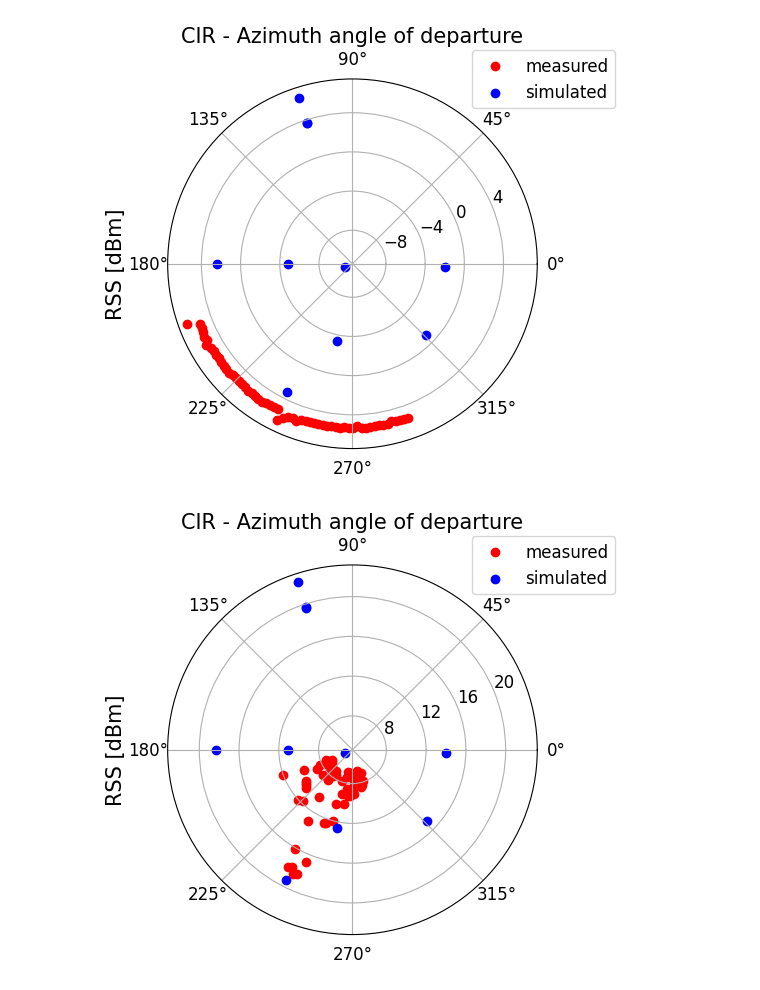
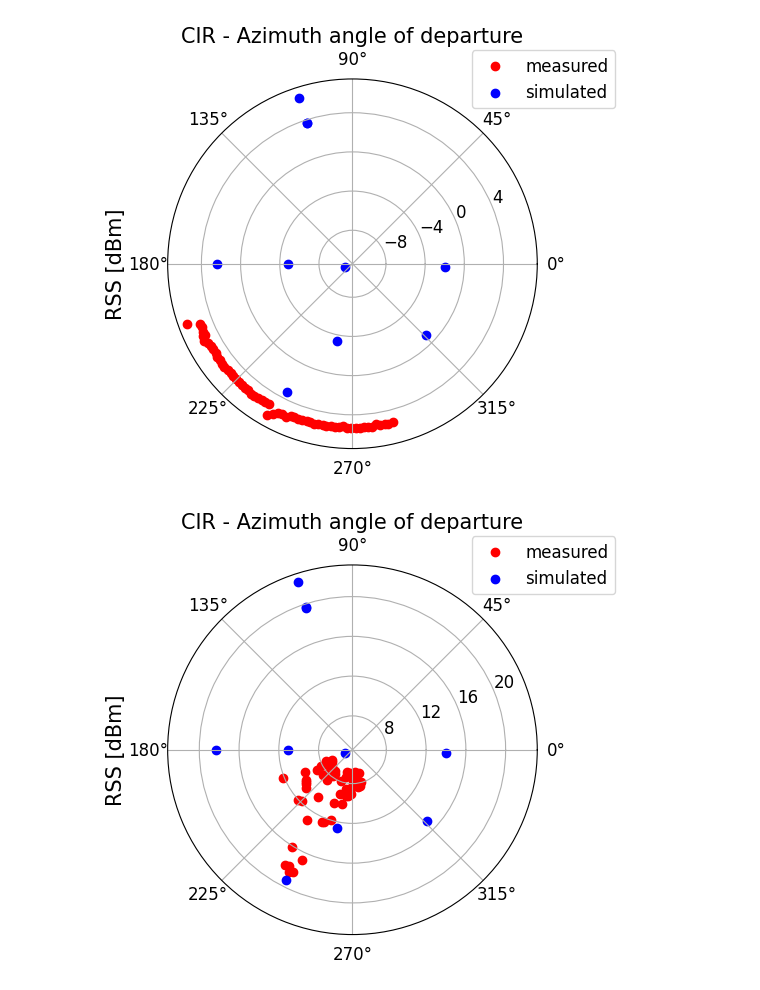
Before and after one commit to marekcrn/Masters-thesis, a Jupyter notebook: Measurement_evaluation.ipynb, the cells around one changed output. Saved outputs shown, nothing was run; the diff lists cells and outputs as text; code cells hidden in the pictures.

Commit message:
second measurement evaluation

```diff
--- a/Measurement_evaluation.ipynb
+++ b/Measurement_evaluation.ipynb
@@ -6,11 +6,15 @@ import numpy as np
 LoS_simulation = np.load('data/LoS_simulation.npy')
 NLoS_simulation = np.load('data/NLoS_simulation.npy')
 measurement_1 = np.load('data/measurement_20_2_2025.npy') # LoS, NLoS-omni, NLoS-directional (0 degree)
+measurement_2 = np.load('data/measurement_15_4_2025.npy') # LoS, NLoS-omni, NLoS-directional (0 degree)
 #print(measurement_1)
+#print(measurement_2)
 # %%
-sweep_angles = np.linspace(-45,45,60)
-TX_gain = 52
-RX_omni_gain = 0
-RX_direct_gain = 16
+TX_EIRP_directional = 52
+TX_EIRP_waveguide_LOS = 65
+TX_EIRP_waveguide_NLOS = 85
+
+RX_EIRP_omni = 0
+RX_EIRP_directional = 16
 # %%
 fig, ax = plt.subplots(subplot_kw={'projection': 'polar'})
@@ -30,22 +49,22 @@ plt.show()
 # %%
 fig, ax = plt.subplots(subplot_kw={'projection': 'polar'})
-ax.scatter((sweep_angles-115)*np.pi/180, measurement_1[:,1], color='red', label="measured")
-ax.scatter(NLoS_simulation[:,4]*np.pi/180, TX_gain+RX_omni_gain+10*np.log10(NLoS_simulation[:,1]), color='blue', label="simulated")
+ax.scatter((measurement_2[0:60,0]-115)*np.pi/180, measurement_1[:,1], color='red', label="measured")
+ax.scatter(NLoS_simulation[:,4]*np.pi/180, TX_EIRP_directional+RX_EIRP_omni+10*np.log10(NLoS_simulation[:,1]), color='blue', label="simulated")
 ax.yaxis.set_major_locator(MaxNLocator(nbins=5))
 angle = np.deg2rad(53)
 ax.legend(loc="lower left", fontsize=12, bbox_to_anchor=(.5 + np.cos(angle)/2, .5 + np.sin(angle)/2))
 ax.set_title("CIR - Azimuth angle of departure", fontsize=15)
 ax.set_ylabel("RSS [dBm]", labelpad=30, fontsize=15)
 ax.tick_params(axis='y',labelsize=12)
 ax.tick_params(axis='x',labelsize=12)
 ax.grid(True)
 plt.show()
 # %% [output]
-[figure, old version]
+[figure, new version]
 # %%
 fig, ax = plt.subplots(subplot_kw={'projection': 'polar'})
-ax.scatter((sweep_angles-115)*np.pi/180, measurement_1[:,2], color='red', label="measured")
-ax.scatter(NLoS_simulation[:,4]*np.pi/180, TX_gain+RX_direct_gain+10*np.log10(NLoS_simulation[:,1]), color='blue', label="simulated")
+ax.scatter((measurement_2[0:60,0]-113)*np.pi/180, measurement_1[:,2], color='red', label="measured")
+ax.scatter(NLoS_simulation[:,4]*np.pi/180, TX_EIRP_directional+RX_EIRP_directional+10*np.log10(NLoS_simulation[:,1]), color='blue', label="simulated")
 ax.yaxis.set_major_locator(MaxNLocator(nbins=5))
 angle = np.deg2rad(53)
 ax.legend(loc="lower left", fontsize=12, bbox_to_anchor=(.5 + np.cos(angle)/2, .5 + np.sin(angle)/2))
@@ -56,4 +75,4 @@ ax.tick_params(axis='x',labelsize=12)
 ax.grid(True)
 plt.show()
 # %% [output]
-[figure, old version]
+[figure, new version]
```
Also changed, not shown: parts of 3 cells of this notebook, 1 other file.
